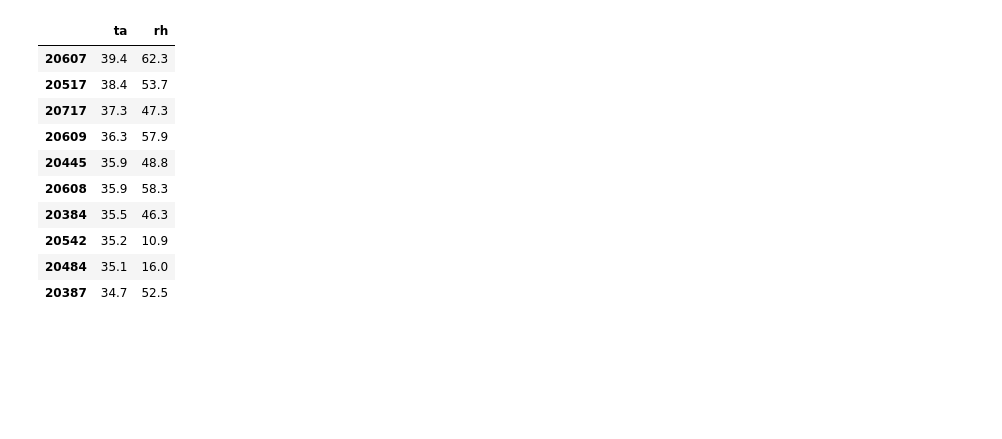
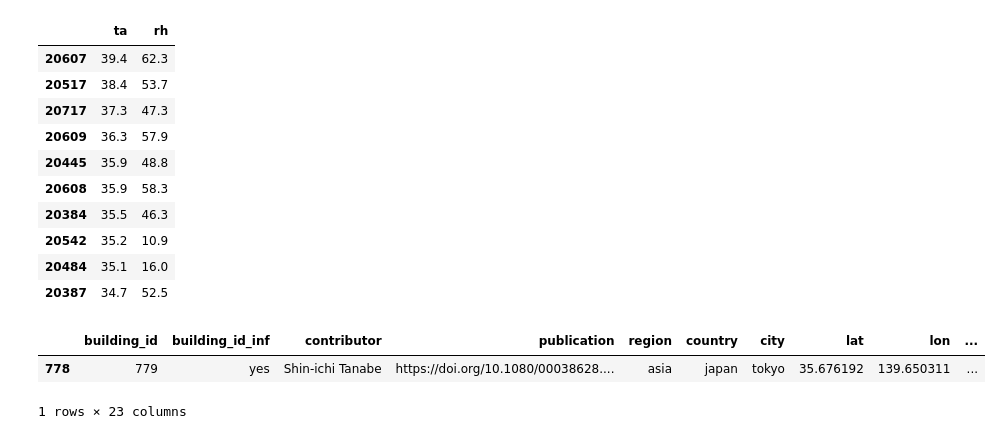
Before and after one commit to yanisnoel/PFE_Analyse_de_base_de_donn-es_environnementale_et_de_confort_thermique-, a Jupyter notebook: PFE_dataframe.ipynb, the cells around one changed output. Cells and saved outputs as stored; diff of their text form; code cells hidden in the pictures; blank space fills up the shorter version.

```diff
--- a/PFE_dataframe.ipynb
+++ b/PFE_dataframe.ipynb
@@ -567,3 +567,9 @@ df[df["building_id"]==177][["ta","rh"]].sort_values("ta", ascending=False).head(
 | 20542 | 35.2 | 10.9 |
 | 20484 | 35.1 | 16.0 |
 | 20387 | 34.7 | 52.5 |
+# %%
+meta[meta["building_id"] == 779]
+# %% [output]
+|  | building_id | building_id_inf | contributor | publication | region | country | city | lat | lon | ... |
+| 778 | 779 | yes | Shin-ichi Tanabe | https://doi.org/10.1080/00038628.... | asia | japan | tokyo | 35.676192 | 139.650311 | ... |
+1 rows × 23 columns
```
Also changed, not shown: parts of 8 cells of this notebook.
